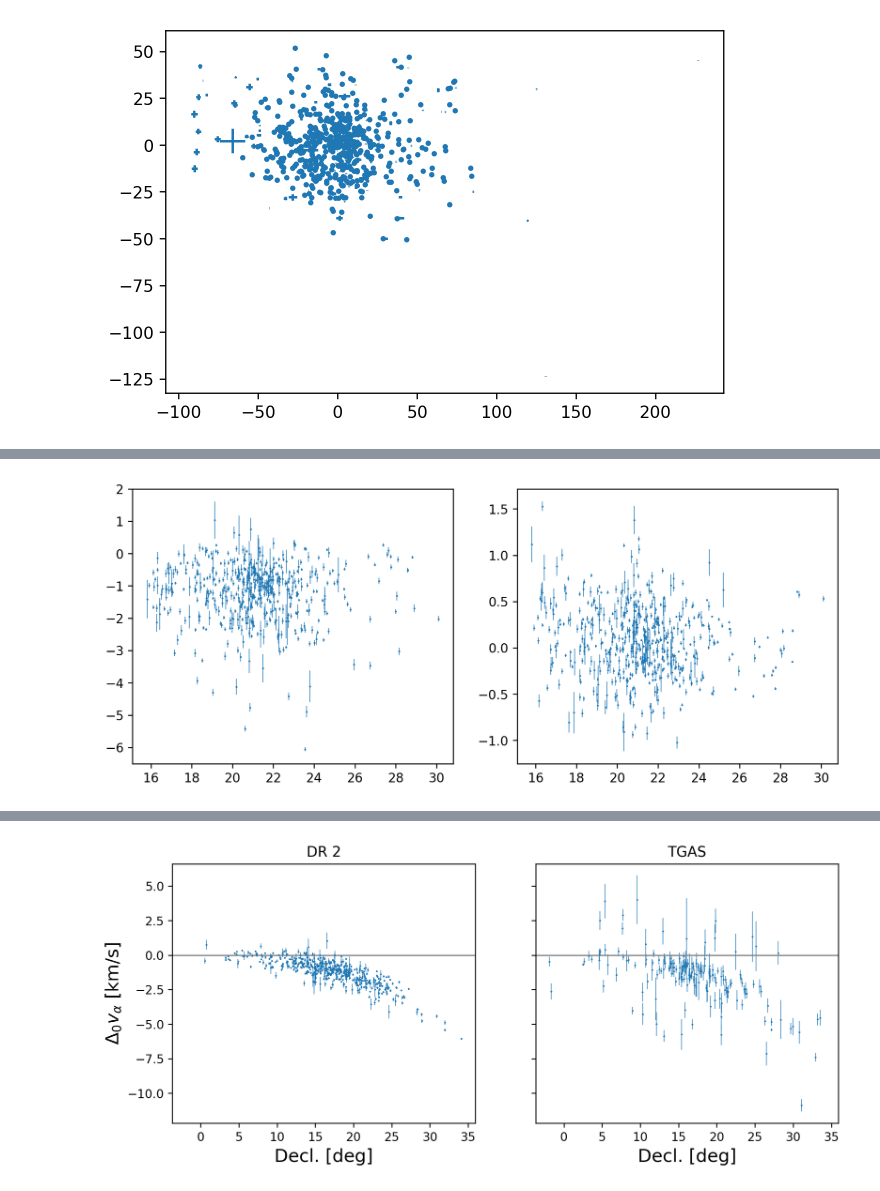
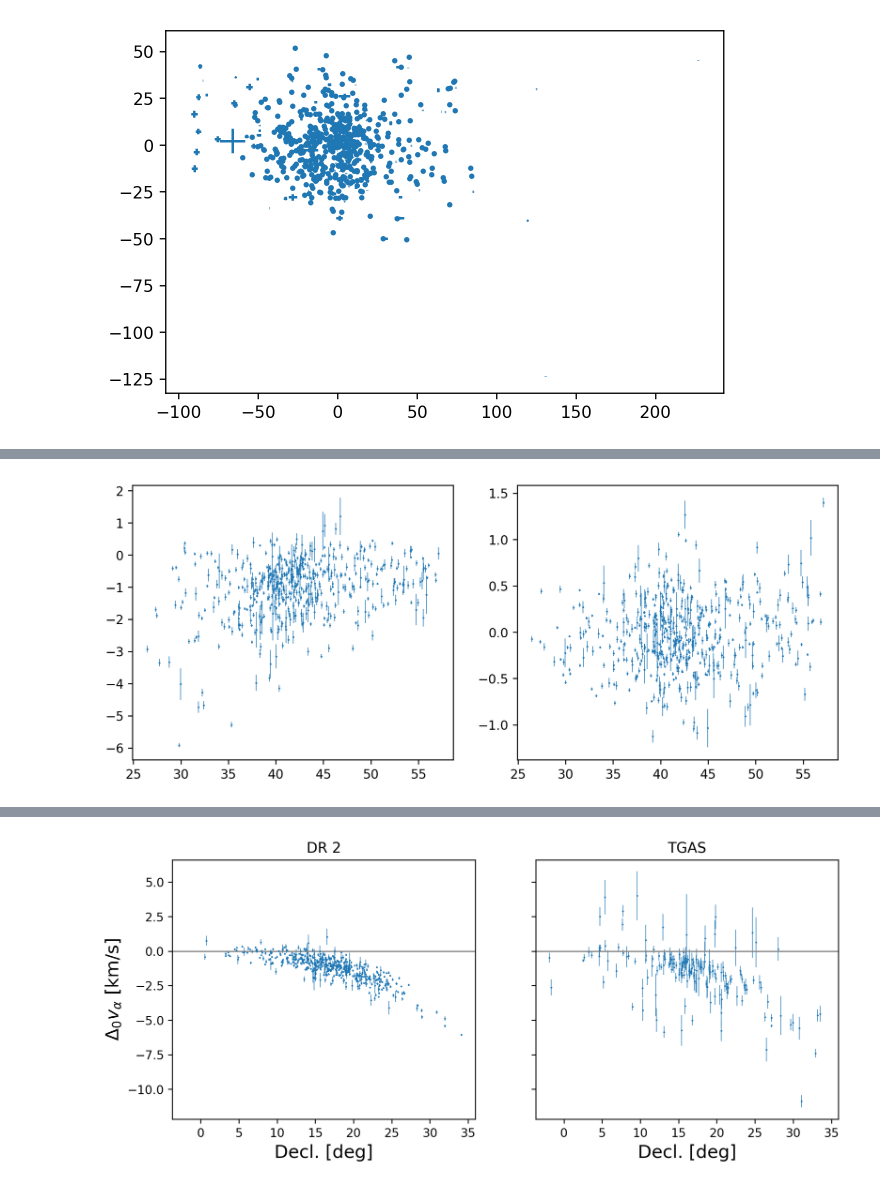
Before and after one commit to smoh/kinesis, a Jupyter notebook: hyades.ipynb, the cells around one changed output, grey strips where cells are left out. Cells and saved outputs as stored; diff of their text form; code cells hidden in the pictures.

```diff
--- a/hyades.ipynb
+++ b/hyades.ipynb
@@ -170,11 +185,12 @@ def project_mean_velocity(vmean, position):
         differential_type='cartesian')
     pmra = cartesian_coords.spherical.differentials['s'].d_lon.to(u.mas/u.yr).value
     pmdec = cartesian_coords.spherical.differentials['s'].d_lat.to(u.mas/u.yr).value
-    return pmra, pmdec
+    rv = cartesian_coords.spherical.differentials['s'].d_distance.to(u.km/u.s).value
+    return pmra, pmdec, rv
 
-vmean = [-6.2, 45.43, 5.38] * u.km/u.s   # cartesian equatorial
-pmra0_dr2, pmdec0_dr2 = project_mean_velocity(vmean, hy_dr2)
-pmra0_tgas, pmdec0_tgas = project_mean_velocity(vmean, hy_tgas)
+vmean = [-5.96, 45.60, 5.57] * u.km/u.s   # cartesian equatorial
+pmra0_dr2, pmdec0_dr2, rv0_dr2 = project_mean_velocity(vmean, hy_dr2)
+pmra0_tgas, pmdec0_tgas, rv0_tgas = project_mean_velocity(vmean, hy_tgas)
 # %%
 hy_dr2_coords = coord.ICRS(
     hy_dr2.ra.values*u.deg, hy_dr2.dec.values*u.deg, 1e3*u.pc/hy_dr2.parallax.values,
@@ -228,24 +309,24 @@ plt.axvline(0, c='k', lw=.5);
 # %%
 fig, ax = plt.subplots(1, 2, figsize=(10,4), sharex=True)
 
 ax[0].errorbar(
-    hy_dr2.parallax,
+    hy_dr2_coords.cartesian.y.value,
     (hy_dr2.pmra-pmra0_dr2)/hy_dr2.parallax*4.74,
     ls='None',
     yerr=hy_dr2.vra_error, marker='.', ms=1, elinewidth=.5);
 ax[1].errorbar(
-    hy_dr2.parallax,
+    hy_dr2_coords.cartesian.y.value,
     (hy_dr2.pmdec-pmdec0_dr2)/hy_dr2.parallax*4.74,
     ls='None',
     yerr=hy_dr2.vdec_error, marker='.', ms=1, elinewidth=.5);
 
 # plt.errorbar(
 #     (hy_tgas.pmra-pmra0_tgas)/hy_tgas.parallax*4.74,
 #     (hy_tgas.pmdec-pmdec0_tgas)/hy_tgas.parallax*4.74,
 #     ls='None',
 #     xerr=hy_tgas.vra_error, yerr=hy_tgas.vdec_error, marker='.', ms=1, elinewidth=.5);
 
 # plt.axhline(0, c='k', lw=.5)
 # plt.axvline(0, c='k', lw=.5);
 # %% [output]
-[figure, old version]
+[figure, new version]
```
Also changed, not shown: parts of 29 cells of this notebook, 6 other files.
